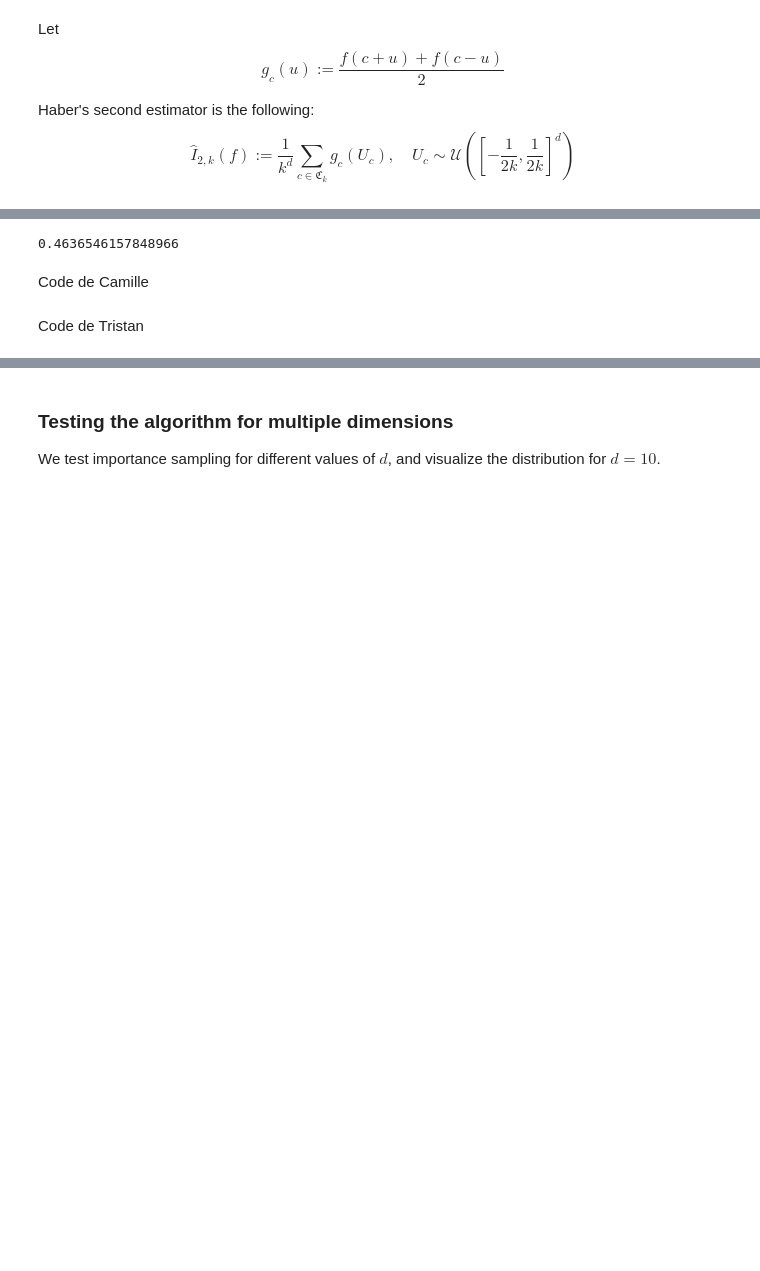
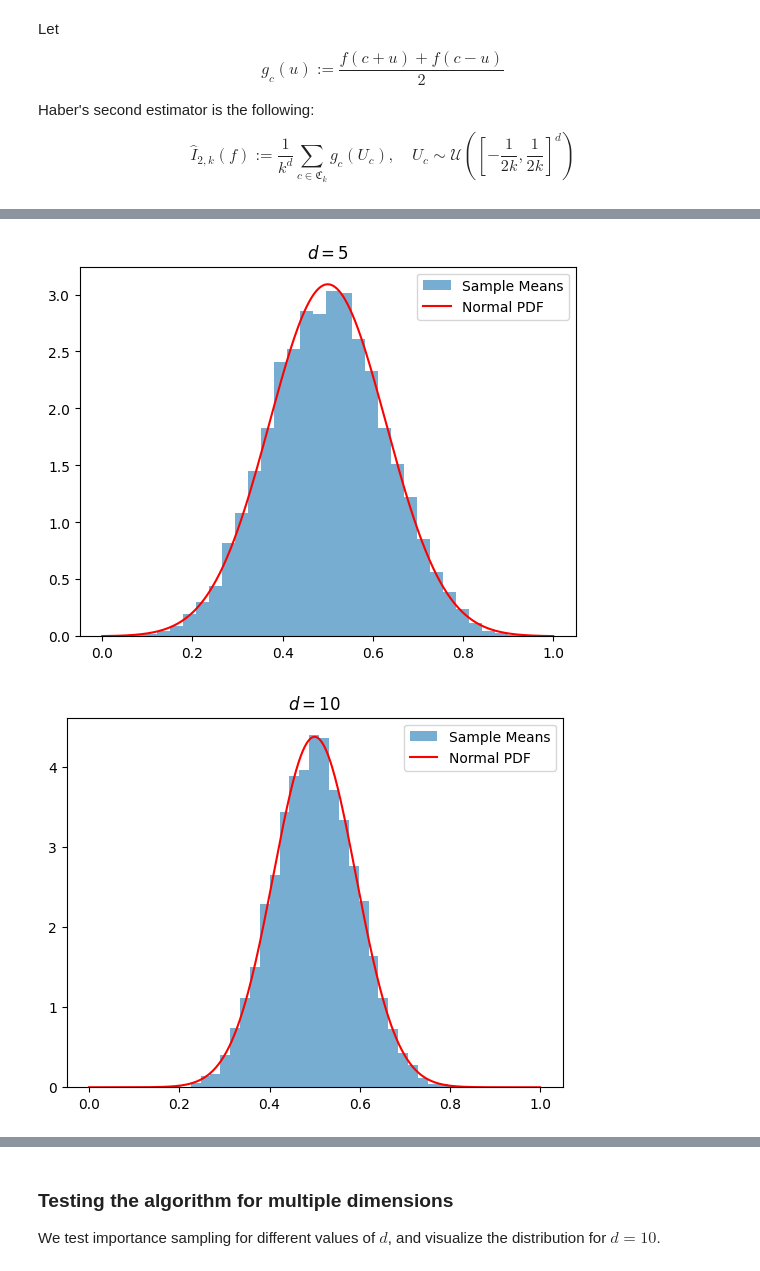
Before and after one commit to alban-geron/stratification-monte-carlo, a Jupyter notebook: notebook_stratification.ipynb, the cells around one changed output, grey strips where cells are left out. Drawn from its saved outputs; the diff is of its cells as text; code cells hidden in the pictures; blank space fills up the shorter version.

```diff
--- a/notebook_stratification.ipynb
+++ b/notebook_stratification.ipynb
@@ -389,6 +333,0 @@ def importance_sampling(f, d, N, plot=False):
-# %%
-importance_sampling(f, 10, 1000)
-# %% [output]
-0.4636546157848966
-# %% [markdown]
-Code de Camille
@@ -439,2 +333,0 @@ def importance_sampling(f, d, N, plot=False):
-# %% [markdown]
-Code de Tristan
@@ -483,0 +334,21 @@ def importance_sampling(f, d, N, plot=False):
+# %%
+for d in [5, 10, 100]:
+    N = 10000
+    u = rd.random([N, d])
+    u_mean = np.mean(u, axis=1) # mean of each line
+
+    # Plot histogram
+    plt.hist(u_mean, bins=30, alpha=0.6, label="Sample Means", density=True)
+
+    # Plot density of N(0.5, 1 / (12 * d))
+    x = np.linspace(0, 1, 500)
+    mu = 0.5
+    sigma = np.sqrt(1 / (12 * d))
+    plt.plot(x, norm.pdf(x, loc=mu, scale=sigma), label="Normal PDF", color="red")
+
+    plt.title(f"$d = {d}$")
+    plt.legend()
+    plt.show()
+# %% [output]
+[figure, added]
+[figure, added]
```
Also changed, not shown: parts of 29 cells of this notebook, 1 other file.
